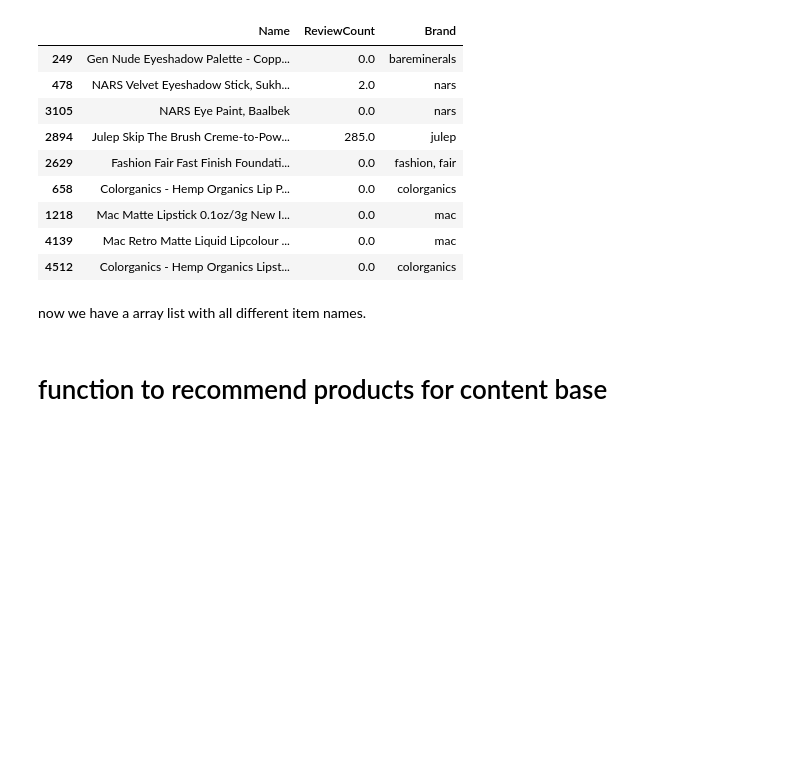
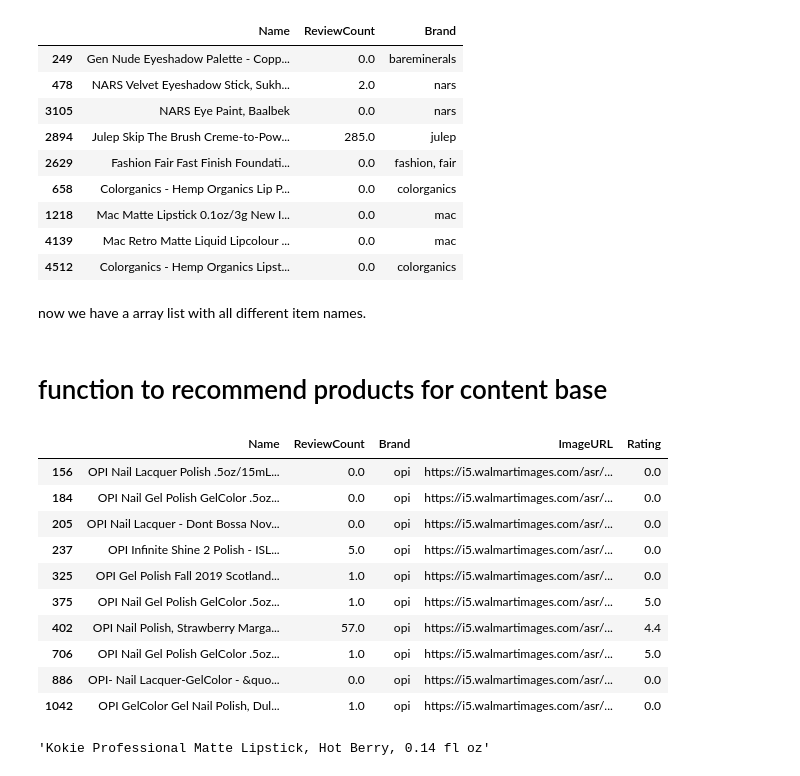
Before and after one commit to okanolgun/E-commerece-Product-Recommendation, a Jupyter notebook: Untitled.ipynb, the cells around one changed output. Drawn from its saved outputs; the diff is of its cells as text; code cells hidden in the pictures; blank space fills up the shorter version.

```diff
--- a/Untitled.ipynb
+++ b/Untitled.ipynb
@@ -549,30 +549,53 @@ def content_based_recommendations(train_data, item_name, top_n=10):
         return pd.DataFrame()
 
     #create a tf-idf vectorizer for item descriptins
-    tfidf_vectorizer = TfidfVectorizer(stop_word='english')
+    tfidf_vectorizer = TfidfVectorizer(stop_words='english')
 
     #apply the tg-idf vectorizer to item desc.
     tfidf_matrix_content = tfidf_vectorizer.fit_transform(train_data['Tags'])
 
-    # Calculate cosine similarity between items based on descriptions
+    #calculate cosine similarity between items based on descriptions
     cosine_similarities_content = cosine_similarity(tfidf_matrix_content, tfidf_matrix_content)
 
-    # Find the index of the item
+    #find the index of the item
     item_index = train_data[train_data['Name'] == item_name].index[0]
 
-    # Get the cosine similarity scores for the item
+    #get the cosine similarity scores for the item
     similar_items = list(enumerate(cosine_similarities_content[item_index]))
 
-    # Sort similar items by similarity score in descending order
+    #sort similar items by similarity score in descending order
     similar_items = sorted(similar_items, key=lambda x: x[1], reverse=True)
 
-    # Get the top N most similar items (excluding the item itself)
+    #get the top N most similar items (excluding the item itself)
     top_similar_items = similar_items[1:top_n+1]
 
-    # Get the indices of the top similar items
+    #get the indices of the top similar items
     recommended_item_indices = [x[0] for x in top_similar_items]
 
-    # Get the details of the top similar items
+    #get the details of the top similar items
     recommended_items_details = train_data.iloc[recommended_item_indices][['Name', 'ReviewCount', 'Brand', 'ImageURL', 'Rating']]
 
     return recommended_items_details
+# %%
+#example-get the contentBased recommendations for a spesific item.
+
+item_name = 'OPI Infinite Shine, Nail Lacquer Nail Polish, Bubble Bath'
+content_based_rec = content_based_recommendations(train_data, item_name, top_n=10)
+
+content_based_rec
+# %% [output]
+|  | Name | ReviewCount | Brand | ImageURL | Rating |
+| 156 | OPI Nail Lacquer Polish .5oz/15mL... | 0.0 | opi | https://i5.walmartimages.com/asr/... | 0.0 |
+| 184 | OPI Nail Gel Polish GelColor .5oz... | 0.0 | opi | https://i5.walmartimages.com/asr/... | 0.0 |
+| 205 | OPI Nail Lacquer - Dont Bossa Nov... | 0.0 | opi | https://i5.walmartimages.com/asr/... | 0.0 |
+| 237 | OPI Infinite Shine 2 Polish - ISL... | 5.0 | opi | https://i5.walmartimages.com/asr/... | 0.0 |
+| 325 | OPI Gel Polish Fall 2019 Scotland... | 1.0 | opi | https://i5.walmartimages.com/asr/... | 0.0 |
+| 375 | OPI Nail Gel Polish GelColor .5oz... | 1.0 | opi | https://i5.walmartimages.com/asr/... | 5.0 |
+| 402 | OPI Nail Polish, Strawberry Marga... | 57.0 | opi | https://i5.walmartimages.com/asr/... | 4.4 |
+| 706 | OPI Nail Gel Polish GelColor .5oz... | 1.0 | opi | https://i5.walmartimages.com/asr/... | 5.0 |
+| 886 | OPI- Nail Lacquer-GelColor - &quo... | 0.0 | opi | https://i5.walmartimages.com/asr/... | 0.0 |
+| 1042 | OPI GelColor Gel Nail Polish, Dul... | 1.0 | opi | https://i5.walmartimages.com/asr/... | 0.0 |
+# %%
+train_data['Name'][3]
+# %% [output]
+'Kokie Professional Matte Lipstick, Hot Berry, 0.14 fl oz'
```
Also changed, not shown: parts of 18 cells of this notebook.
